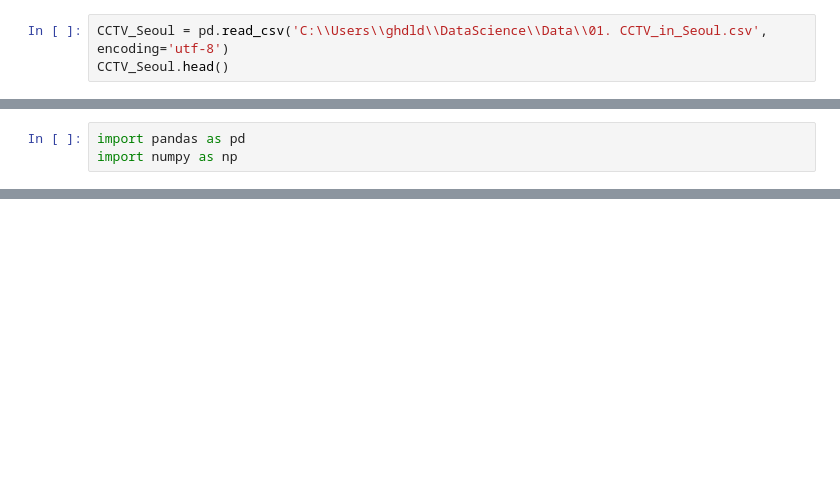
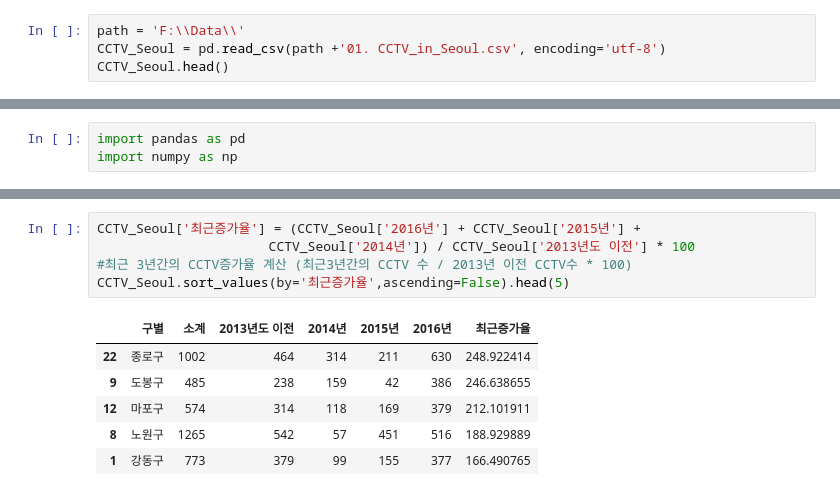
Before and after one commit to ESENS12/DataScience, a Jupyter notebook: CCTV_in_Seoul.ipynb, the cells around one changed output, grey strips where cells are left out. Drawn from its saved outputs; the diff is of its cells as text; blank space fills up the shorter version.

```diff
--- a/CCTV_in_Seoul.ipynb
+++ b/CCTV_in_Seoul.ipynb
@@ -2,7 +2,8 @@
 #-*- coding: utf-8 -*-
 import pandas as pd
 # %%
-CCTV_Seoul = pd.read_csv('C:\\Users\\ghdld\\DataScience\\Data\\01. CCTV_in_Seoul.csv', encoding='utf-8')
+path = 'F:\\Data\\'
+CCTV_Seoul = pd.read_csv(path +'01. CCTV_in_Seoul.csv', encoding='utf-8')
 CCTV_Seoul.head()
 # %% [output]
 |  | 기관명 | 소계 | 2013년도 이전 | 2014년 | 2015년 | 2016년 |
@@ -69,0 +105,12 @@ CCTV_Seoul.sort_values(by='소계', ascending=False).head(5)
+# %%
+CCTV_Seoul['최근증가율'] = (CCTV_Seoul['2016년'] + CCTV_Seoul['2015년'] +
+                      CCTV_Seoul['2014년']) / CCTV_Seoul['2013년도 이전'] * 100
+#최근 3년간의 CCTV증가율 계산 (최근3년간의 CCTV 수 / 2013년 이전 CCTV수 * 100)
+CCTV_Seoul.sort_values(by='최근증가율',ascending=False).head(5)
+# %% [output]
+|  | 구별 | 소계 | 2013년도 이전 | 2014년 | 2015년 | 2016년 | 최근증가율 |
+| 22 | 종로구 | 1002 | 464 | 314 | 211 | 630 | 248.922414 |
+| 9 | 도봉구 | 485 | 238 | 159 | 42 | 386 | 246.638655 |
+| 12 | 마포구 | 574 | 314 | 118 | 169 | 379 | 212.101911 |
+| 8 | 노원구 | 1265 | 542 | 57 | 451 | 516 | 188.929889 |
+| 1 | 강동구 | 773 | 379 | 99 | 155 | 377 | 166.490765 |
```
Also changed, not shown: parts of 17 cells of this notebook.
